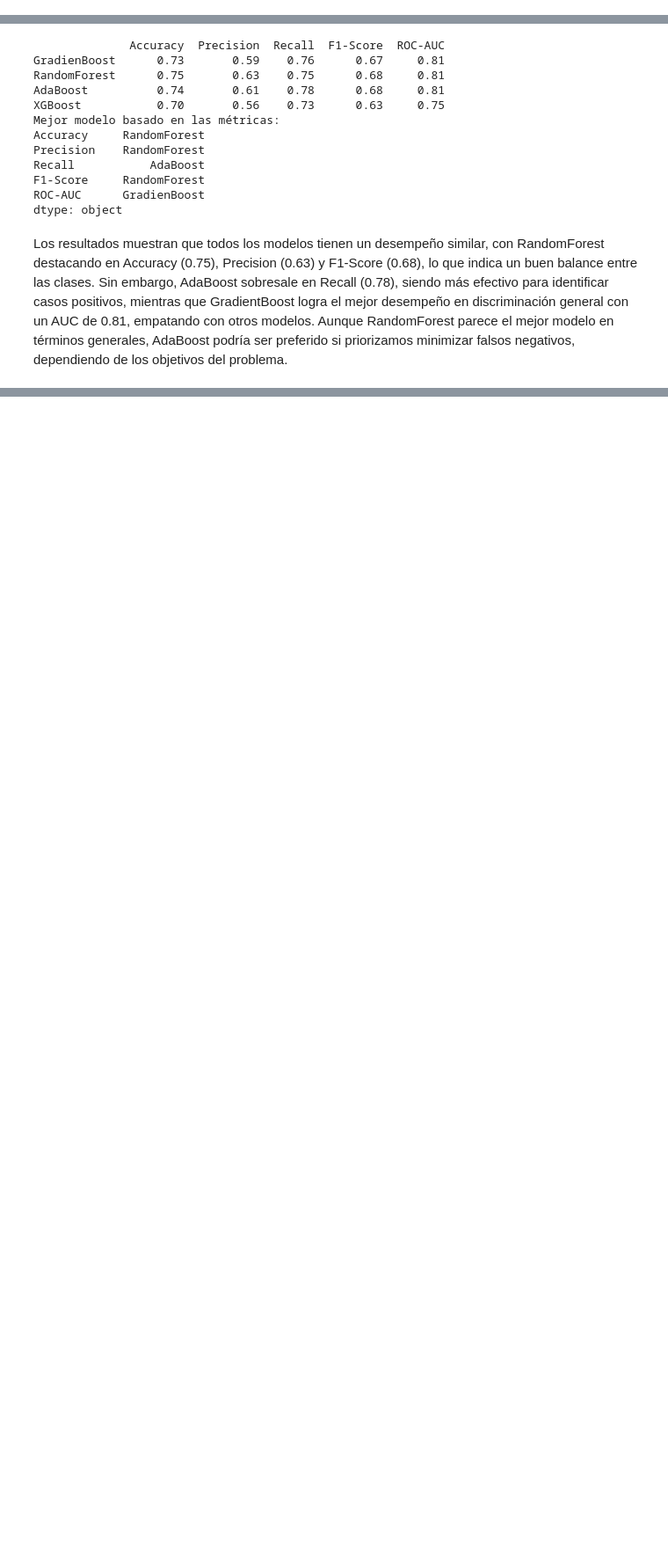
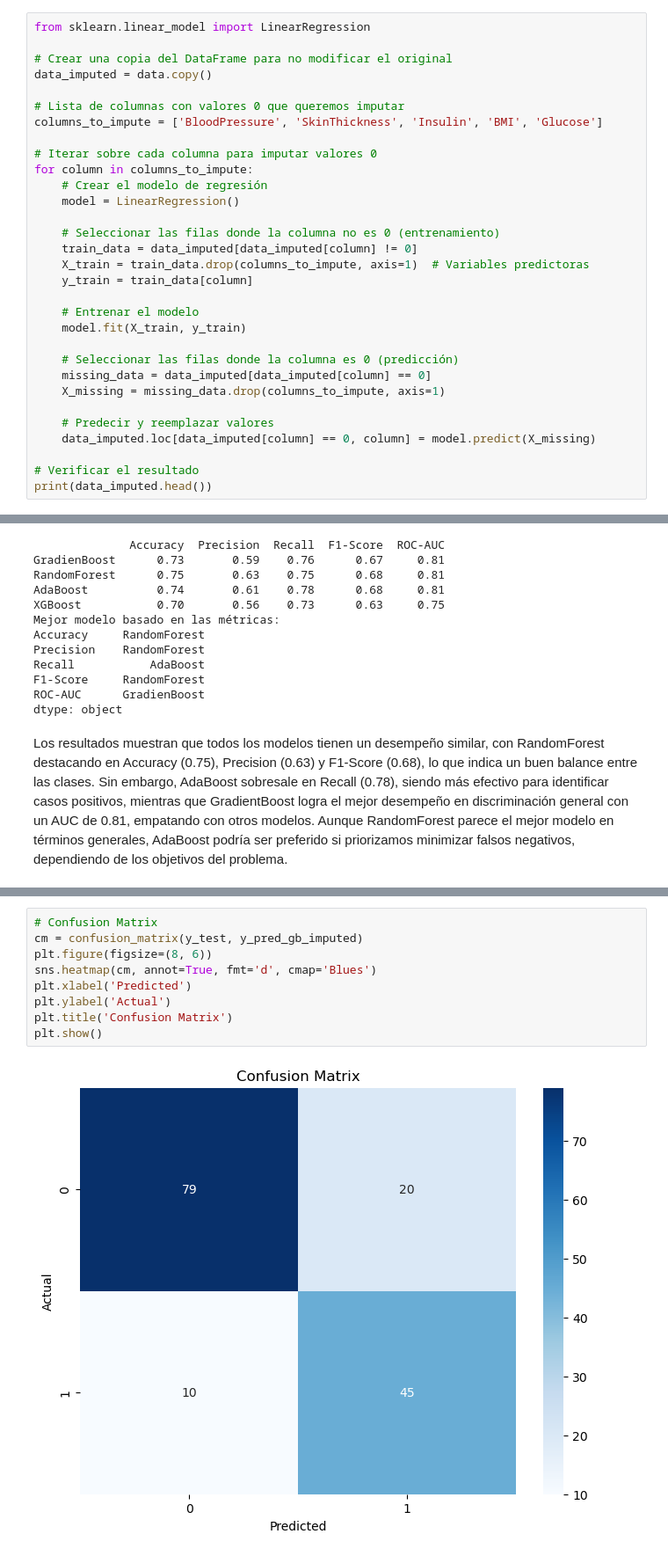
Before and after one commit to gillopy/DiabetesExam, a Jupyter notebook: Code/Examen 5.ipynb, the cells around one changed output, grey strips where cells are left out. Shown at 88% size. Drawn from its saved outputs; the diff is of its cells as text; blank space fills up the shorter version.

Commit message:
se agregan imputaciones y mas modelos

```diff
--- a/Code/Examen 5.ipynb
+++ b/Code/Examen 5.ipynb
@@ -252,0 +255,31 @@ Despues de revisar los boxplots y el porcentaje de outliets decido no imputar ni
+# %%
+from sklearn.linear_model import LinearRegression
+
+# Crear una copia del DataFrame para no modificar el original
+data_imputed = data.copy()
+
+# Lista de columnas con valores 0 que queremos imputar
+columns_to_impute = ['BloodPressure', 'SkinThickness', 'Insulin', 'BMI', 'Glucose']
+
+# Iterar sobre cada columna para imputar valores 0
+for column in columns_to_impute:
+    # Crear el modelo de regresión
+    model = LinearRegression()
+
+    # Seleccionar las filas donde la columna no es 0 (entrenamiento)
+    train_data = data_imputed[data_imputed[column] != 0]
+    X_train = train_data.drop(columns_to_impute, axis=1)  # Variables predictoras
+    y_train = train_data[column]
+
+    # Entrenar el modelo
+    model.fit(X_train, y_train)
+
+    # Seleccionar las filas donde la columna es 0 (predicción)
+    missing_data = data_imputed[data_imputed[column] == 0]
+    X_missing = missing_data.drop(columns_to_impute, axis=1)
+
+    # Predecir y reemplazar valores
+    data_imputed.loc[data_imputed[column] == 0, column] = model.predict(X_missing)
+
+# Verificar el resultado
+print(data_imputed.head())
@@ -828,0 +961,11 @@ Los resultados muestran que todos los modelos tienen un desempeño similar, con
+# %%
+# Confusion Matrix
+cm = confusion_matrix(y_test, y_pred_gb_imputed)
+plt.figure(figsize=(8, 6))
+sns.heatmap(cm, annot=True, fmt='d', cmap='Blues')
+plt.xlabel('Predicted')
+plt.ylabel('Actual')
+plt.title('Confusion Matrix')
+plt.show()
+# %% [output]
+[figure, added]
```
Also changed, not shown: parts of 29 cells of this notebook.
